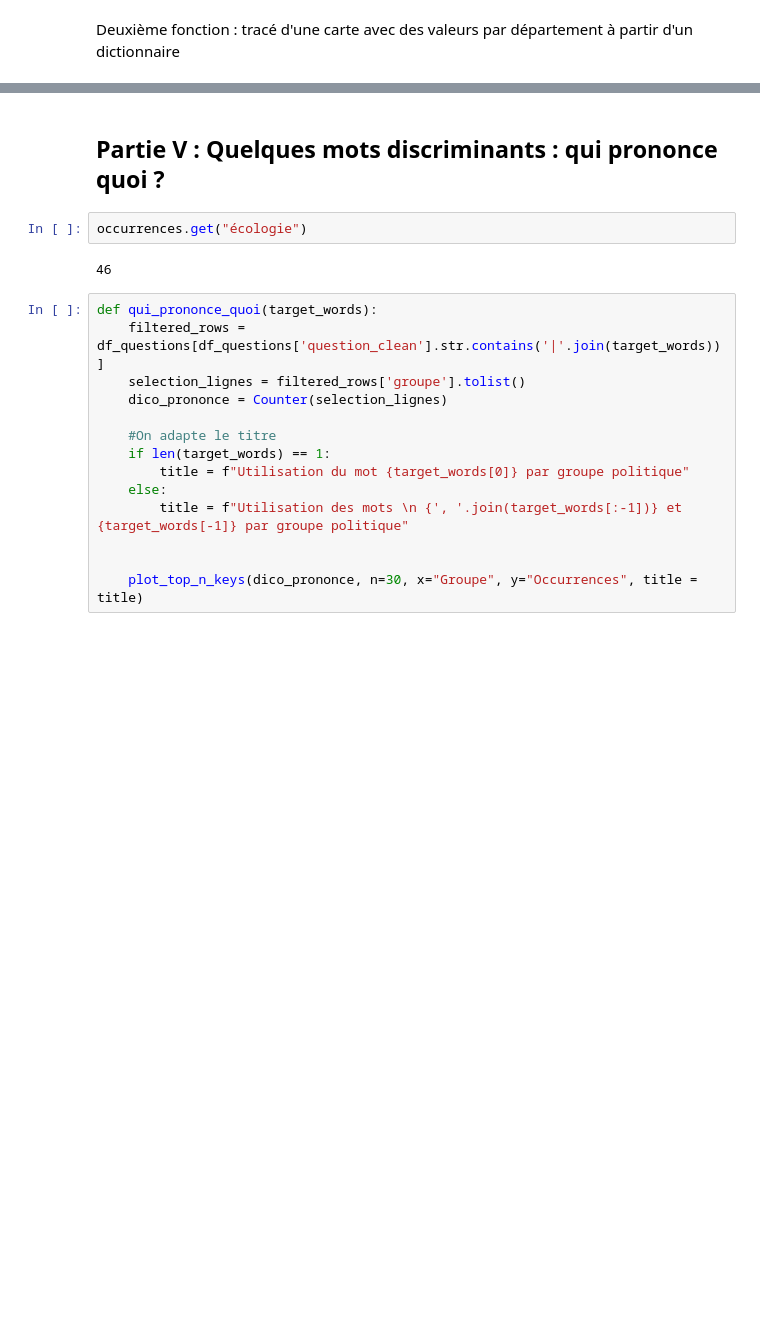
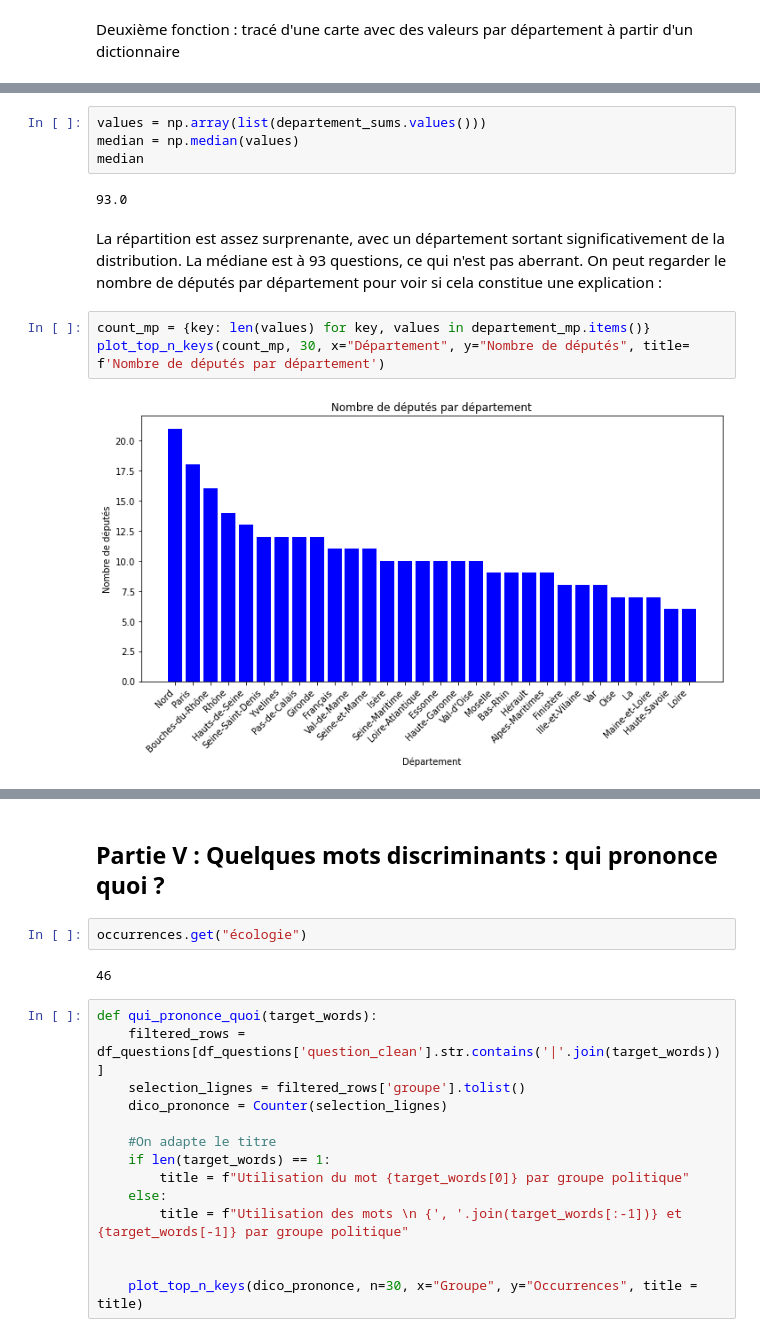
Before and after one commit to jcomperatore/PythonPourLaDataScience, a Jupyter notebook: Statistiques descriptives/Statistiques_descriptives.ipynb, the cells around one changed output, grey strips where cells are left out. Saved outputs shown, nothing was run; the diff lists cells and outputs as text; blank space fills up the shorter version.

```diff
--- a/Statistiques descriptives/Statistiques_descriptives.ipynb
+++ b/Statistiques descriptives/Statistiques_descriptives.ipynb
@@ -215,0 +266,13 @@ plt.axis("off")
+# %%
+values = np.array(list(departement_sums.values()))
+median = np.median(values)
+median
+# %% [output]
+93.0
+# %% [markdown]
+La répartition est assez surprenante, avec un département sortant significativement de la distribution. La médiane est à 93 questions, ce qui n'est pas aberrant. On peut regarder le nombre de députés par département pour voir si cela constitue une explication :
+# %%
+count_mp = {key: len(values) for key, values in departement_mp.items()}
+plot_top_n_keys(count_mp, 30, x="Département", y="Nombre de députés", title= f'Nombre de députés par département')
+# %% [output]
+[figure, added]
```
Also changed, not shown: parts of 77 cells of this notebook.
